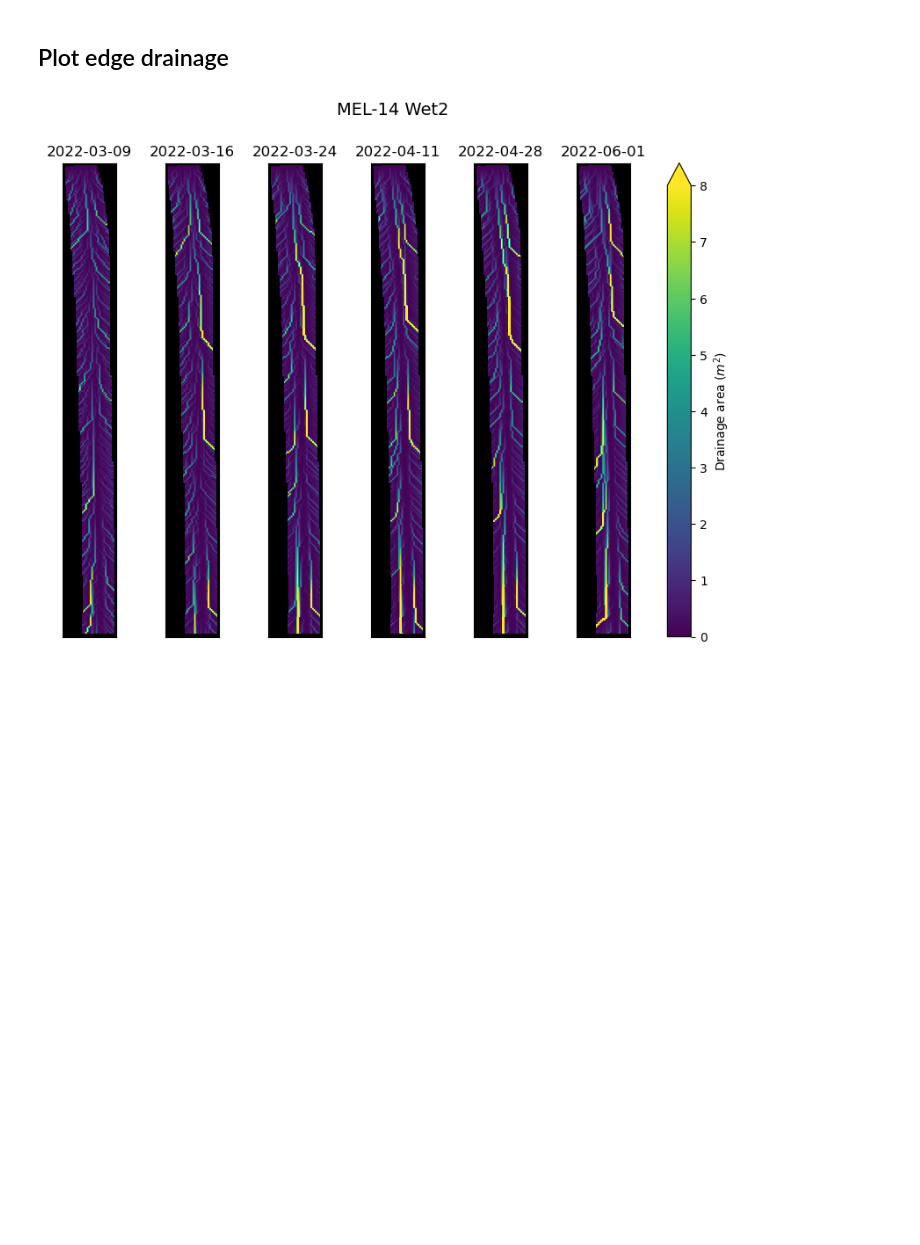
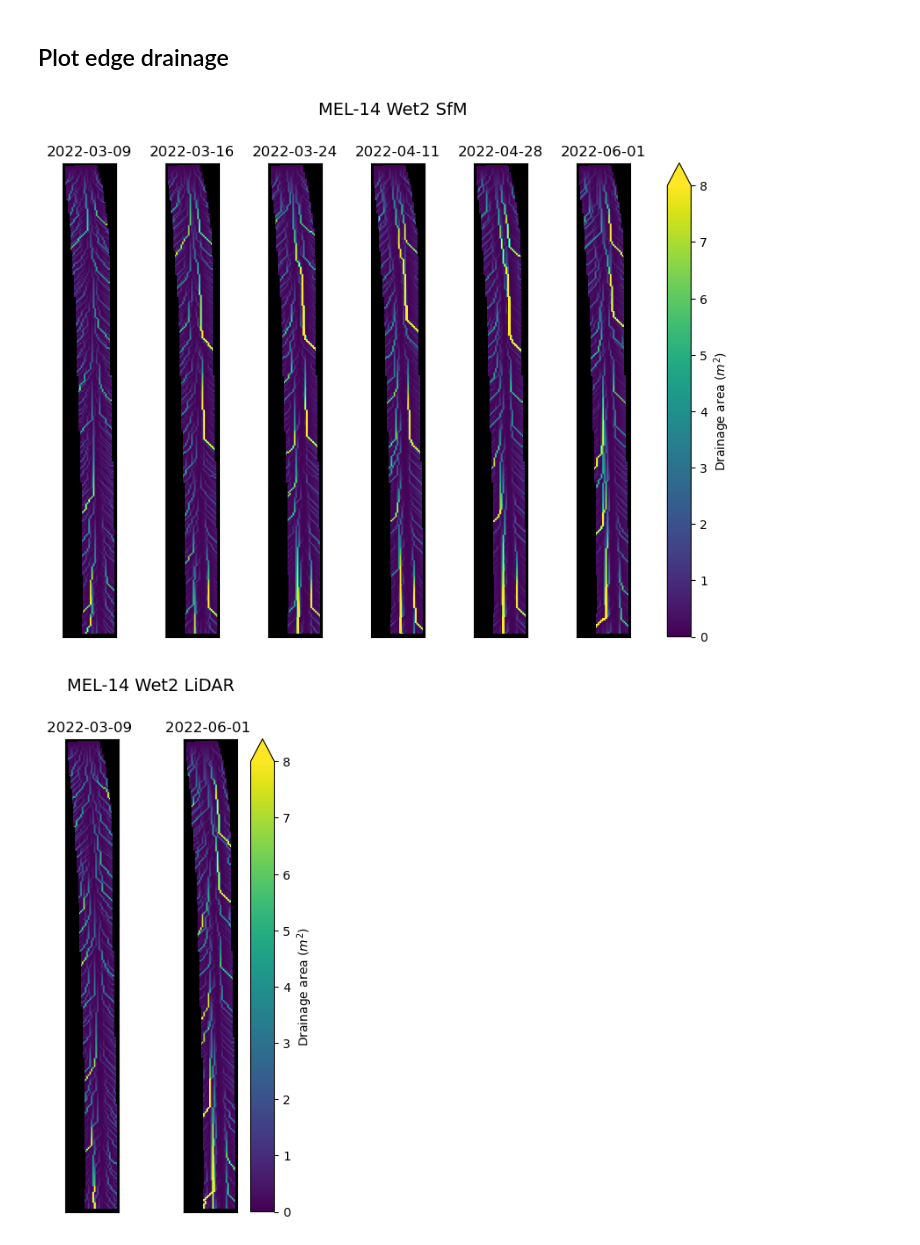
Before and after one commit to amanaster2/micro_diff, a Jupyter notebook: notebooks/flow_pathway_analysis.ipynb, the cells around one changed output. Drawn from its saved outputs; the diff is of its cells as text; code cells hidden in the pictures; blank space fills up the shorter version.

```diff
--- a/notebooks/flow_pathway_analysis.ipynb
+++ b/notebooks/flow_pathway_analysis.ipynb
@@ -370,2 +518,20 @@ for i in range(len(k13_wsyr2_dem_files)):
+# %%
+#Wet season year 1
+k13_wsyr1_lidar = dict()
+for i in range(len(k13_wsyr1_dem_files_lidar)):
+    k13_wsyr1_lidar[i] = rio.open_rasterio(k13_wsyr1_dem_files_lidar[i]).squeeze()
+    k13_wsyr1_lidar[i].rio.write_crs(k13_crs, inplace=True)
+
+#Dry season year 1
+k13_dsyr1_lidar = dict()
+for i in range(len(k13_dsyr1_dem_files_lidar)):
+    k13_dsyr1_lidar[i] = rio.open_rasterio(k13_dsyr1_dem_files_lidar[i]).squeeze()
+    k13_dsyr1_lidar[i].rio.write_crs(k13_crs, inplace=True)
+
+#Wet season year 2
+k13_wsyr2_lidar = dict()
+for i in range(len(k13_wsyr2_dem_files_lidar)):
+    k13_wsyr2_lidar[i] = rio.open_rasterio(k13_wsyr2_dem_files_lidar[i]).squeeze()
+    k13_wsyr2_lidar[i].rio.write_crs(k13_crs, inplace=True)
 # %%
 #Wet season year 1
@@ -441,37 +630,55 @@ for i in range(len(m14_wsyr2_map_files)):
 # fig4.suptitle('MEL-14 Dry1', x=0.6)
 # for i in range(len(m14_dsyr1_dem_files)):
 #     m4 = ax[i].imshow(m14_dsyr1[i], cmap = 'summer', vmin=0, vmax=5, extent=m14_dsyr1[i].rio.bounds())
 #     ax[i].set_title('t=%i' %i)
 #     fig4.colorbar(m4, label='Drainage area ($m^2$)', extend='max', ax=ax[i])
 #     ax[i].set_facecolor('k')
 #     # ax[i].set_xticks(())
 #     # ax[i].set_yticks(());
 
 # fig5, ax = plt.subplots(1, 6, figsize=(18,4))
 # fig5.suptitle('MEL-14 Wet2', x=0.55)
 # for i in range(len(m14_wsyr2_dem_files)):
 #     m5 = ax[i].imshow(m14_wsyr2[i], cmap = 'summer', vmin=0, vmax=5, extent=m14_wsyr2[i].rio.bounds())
 #     ax[i].set_title('t=%i' %i)
 #     fig5.colorbar(m5, label='Drainage area ($m^2$)', extend='max', ax=ax[i])
 #     ax[i].set_facecolor('k')
 #     # ax[i].set_xticks(())
 #     # ax[i].set_yticks(());
 
 fig6, ax = plt.subplots(1, 6, figsize=(11,7))
-fig6.suptitle('MEL-14 Wet2', fontsize=14)
-m6 = ax[0].imshow(m14_wsyr2_map[0], cmap = 'viridis', vmin=0, vmax=8)
+fig6.suptitle('MEL-14 Wet2 SfM', fontsize=14)
+m6 = ax[0].imshow(m14_wsyr2_map_sfm[0], cmap = 'viridis', vmin=0, vmax=8)
 fig6.colorbar(m6, label='Drainage area ($m^2$)', extend='max', ax=ax)
 
-for i in range(len(m14_wsyr2_map_files)):
-    ax[i].imshow(m14_wsyr2_map[i], cmap = 'viridis', vmin=0, vmax=8)
-    ax[i].set_title('%s' %date_m14_wsyr2[i], fontsize=12)
+for i in range(len(m14_wsyr2_map_files_sfm)):
+    ax[i].imshow(m14_wsyr2_map_sfm[i], cmap = 'viridis', vmin=0, vmax=8)
+    ax[i].set_title('%s' %date_m14_wsyr2_sfm[i], fontsize=12)
+    ax[i].set(facecolor='k')
+    xax = ax[i].get_xaxis()
+    xax = xax.set_visible(False)
+    yax = ax[i].get_yaxis()
+    yax = yax.set_visible(False)
+# plt.savefig('/mnt/c/Users/Amanda/OneDrive - UW/Dissertation Writing/Chapters/Ch4_mt/Fig8a.png', dpi=600, bbox_inches='tight')
+
+
+fig7, ax = plt.subplots(1, 2, figsize=(4,7))
+fig7.suptitle('MEL-14 Wet2 LiDAR', fontsize=14)
+m7 = ax[0].imshow(m14_wsyr2_map_lidar[0], cmap = 'viridis', vmin=0, vmax=8)
+fig7.colorbar(m7, label='Drainage area ($m^2$)', extend='max', ax=ax)
+
+for i in range(len(m14_wsyr2_map_files_lidar)):
+    ax[i].imshow(m14_wsyr2_map_lidar[i], cmap = 'viridis', vmin=0, vmax=8)
+    ax[i].set_title('%s ' %date_m14_wsyr2_lidar[i], fontsize=12)
     ax[i].set(facecolor='k')
     xax = ax[i].get_xaxis()
     xax = xax.set_visible(False)
     yax = ax[i].get_yaxis()
     yax = yax.set_visible(False)
 
-plt.savefig('/home/adalvis/github/micro_diff/data/savefigs/Fig8.png', dpi=600, bbox_inches='tight')
+
+# plt.savefig('/mnt/c/Users/Amanda/OneDrive - UW/Dissertation Writing/Chapters/Ch4_mt/Fig8b.png', dpi=600, bbox_inches='tight')
 plt.show();
 # %% [output]
-[figure, old version]
+[figure, new version]
+[figure, added]
```
Also changed, not shown: parts of 41 cells of this notebook.
